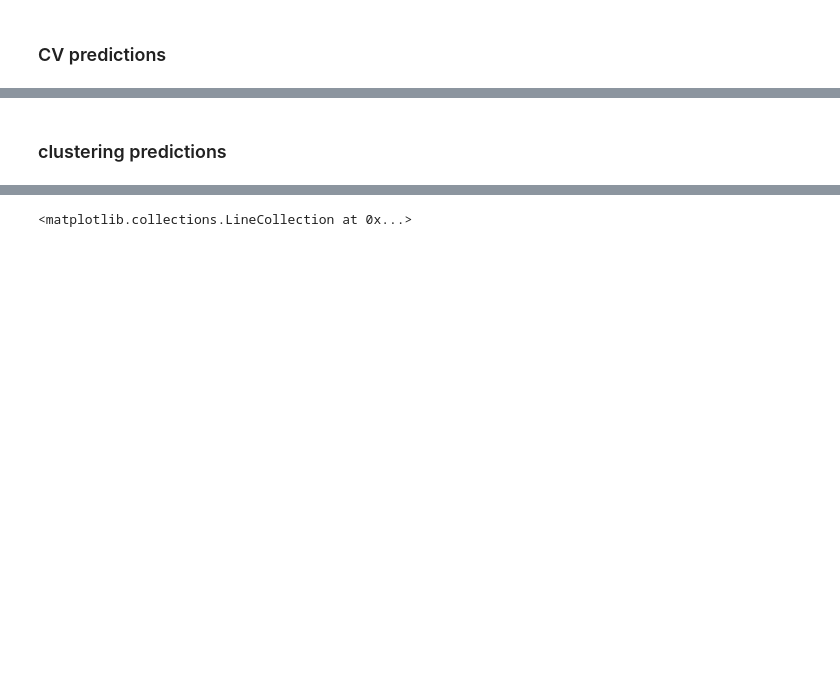
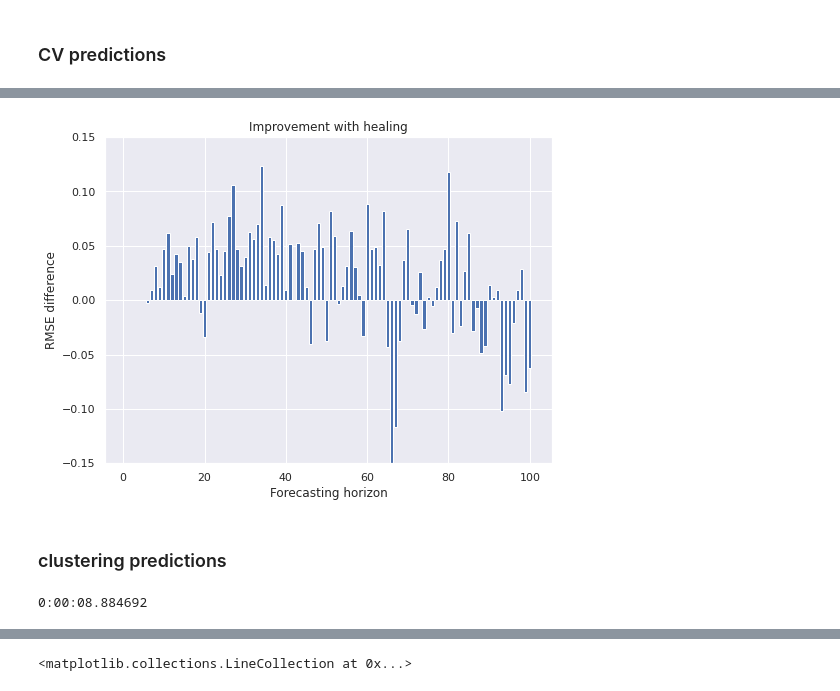
Before and after one commit to thxi/hse_chaotic_ts, a Jupyter notebook: Lorenz DBSCAN prediction.ipynb, the cells around one changed output, grey strips where cells are left out. Saved outputs shown, nothing was run; the diff lists cells and outputs as text; code cells hidden in the pictures; blank space fills up the shorter version.

```diff
--- a/Lorenz DBSCAN prediction.ipynb
+++ b/Lorenz DBSCAN prediction.ipynb
@@ -206,0 +298,8 @@ plot_runs(runs_processed, h_max, filename=f'fig4_{h_max}_{noise_amp:.3f}.png')
+# %%
+tmp = []
+for method in runs.keys():
+    rmse = runs[method]['rmse']
+    rmses = np.sqrt(np.nanmean(rmse, axis=0))
+    tmp += [(method, i+1, rmses[i]) for i in range(len(rmses))]
+
+runs_df = pd.DataFrame(tmp, columns=['method', 'step', 'rmse'])
@@ -207,3 +308,18 @@ plot_runs(runs_processed, h_max, filename=f'fig4_{h_max}_{noise_amp:.3f}.png')
+# %%
+diff = (runs_df[runs_df['method'] == 'unified_healing']['rmse'].to_numpy() -
+ runs_df[runs_df['method'] == 'unified']['rmse'].to_numpy())
+# %%
+fig = plt.figure(figsize=(8, 6))
+
+plt.title('Improvement with healing')
+plt.bar(range(1, len(diff)+1), diff)
+plt.xlabel('Forecasting horizon');
+plt.ylabel('RMSE difference');
+plt.ylim(-0.15, 0.15)
+
+fig.savefig('images/healing_improvement.png')
+# %% [output]
+[figure, added]
 # %% [markdown]
 ### clustering predictions
 # %%
@@ -238,7 +354,7 @@ x, x_min, x_max = normalize(x[3000:]) # "For the Lorenz series, the first 3000 o
 # %%
 # x = cp.asarray(x)
 # %%
-fold = 1
+fold = 0
 t = (train_size+h_max) * fold
 
 X_train = x[t:t+train_size]
@@ -266,3 +382,5 @@ X_traj_pred = tsp.predict_trajectories(
     priori_eps=priori_eps,
     print_time=True
 )
+# %% [output]
+0:00:08.884692
```
Also changed, not shown: parts of 21 cells of this notebook, 50 other files.
